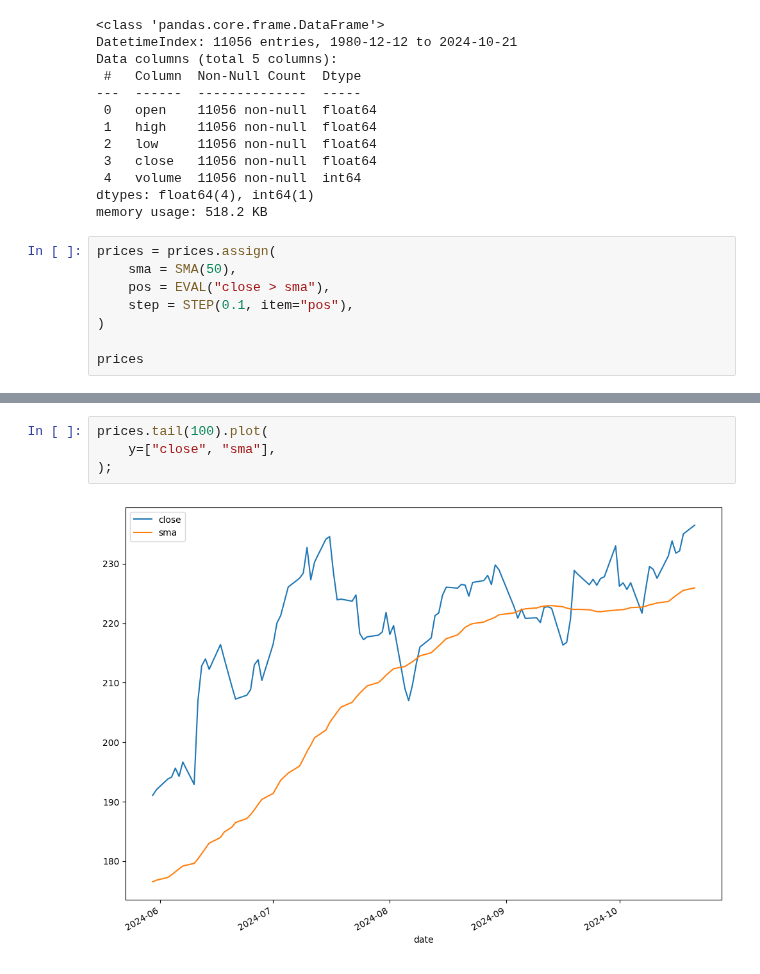
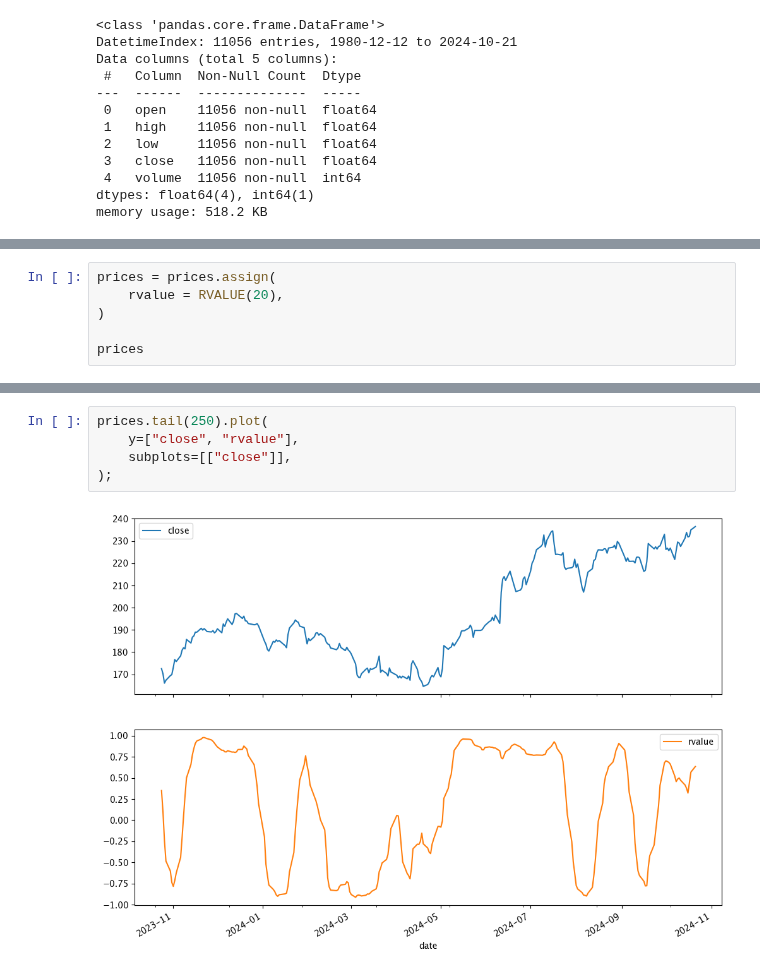
Before and after one commit to furechan/mintalib, a Jupyter notebook: examples/rvalue-indicator.ipynb, the cells around one changed output, grey strips where cells are left out. Drawn from its saved outputs; the diff is of its cells as text.

```diff
--- a/examples/rvalue-indicator.ipynb
+++ b/examples/rvalue-indicator.ipynb
@@ -26,11 +26,3 @@ Data columns (total 5 columns):
  4   volume  11056 non-null  int64
 dtypes: float64(4), int64(1)
 memory usage: 518.2 KB
-# %%
-prices = prices.assign(
-    sma = SMA(50),
-    pos = EVAL("close > sma"),
-    step = STEP(0.1, item="pos"),
-)
-
-prices
@@ -51,0 +29,6 @@ prices
+# %%
+prices = prices.assign(
+    rvalue = RVALUE(20),
+)
+
+prices
@@ -52,6 +50,7 @@ prices
 # %%
-prices.tail(100).plot(
-    y=["close", "sma"],
+prices.tail(250).plot(
+    y=["close", "rvalue"],
+    subplots=[["close"]],
 );
 # %% [output]
-[figure, old version]
+[figure, new version]
```
Also changed, not shown: parts of 5 cells of this notebook, 2 other files.
